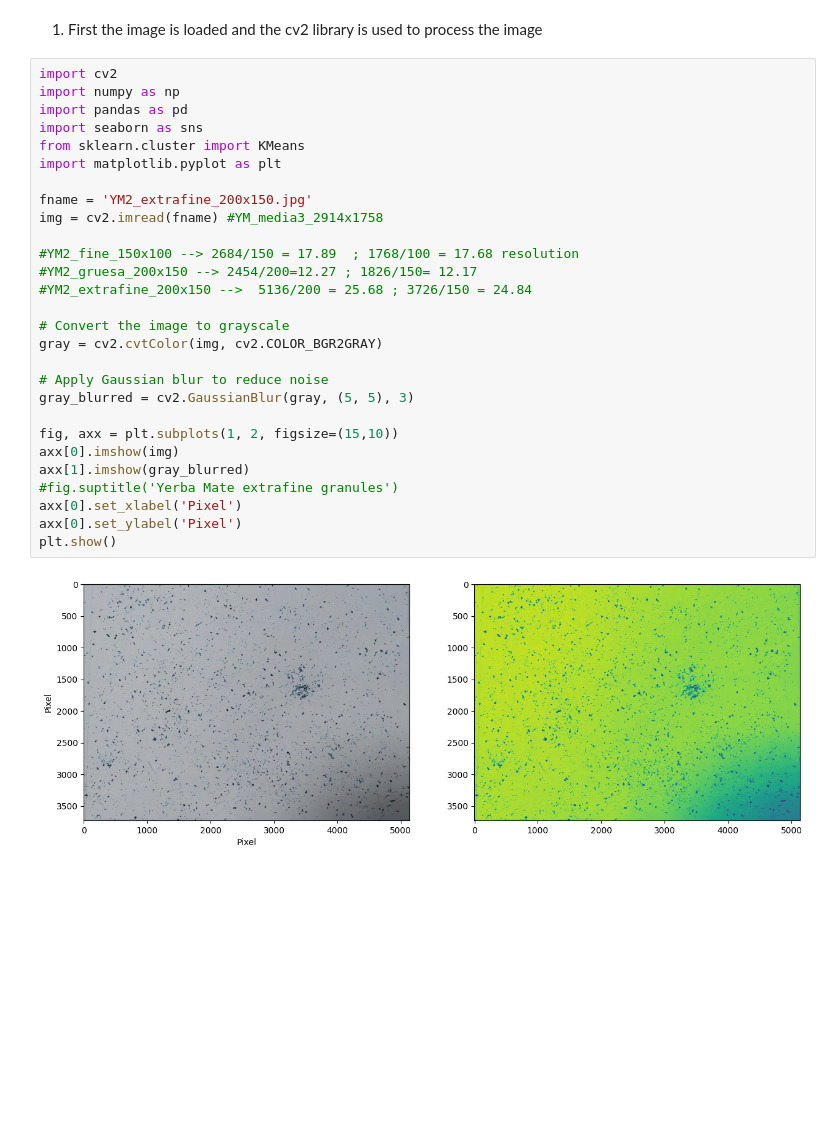
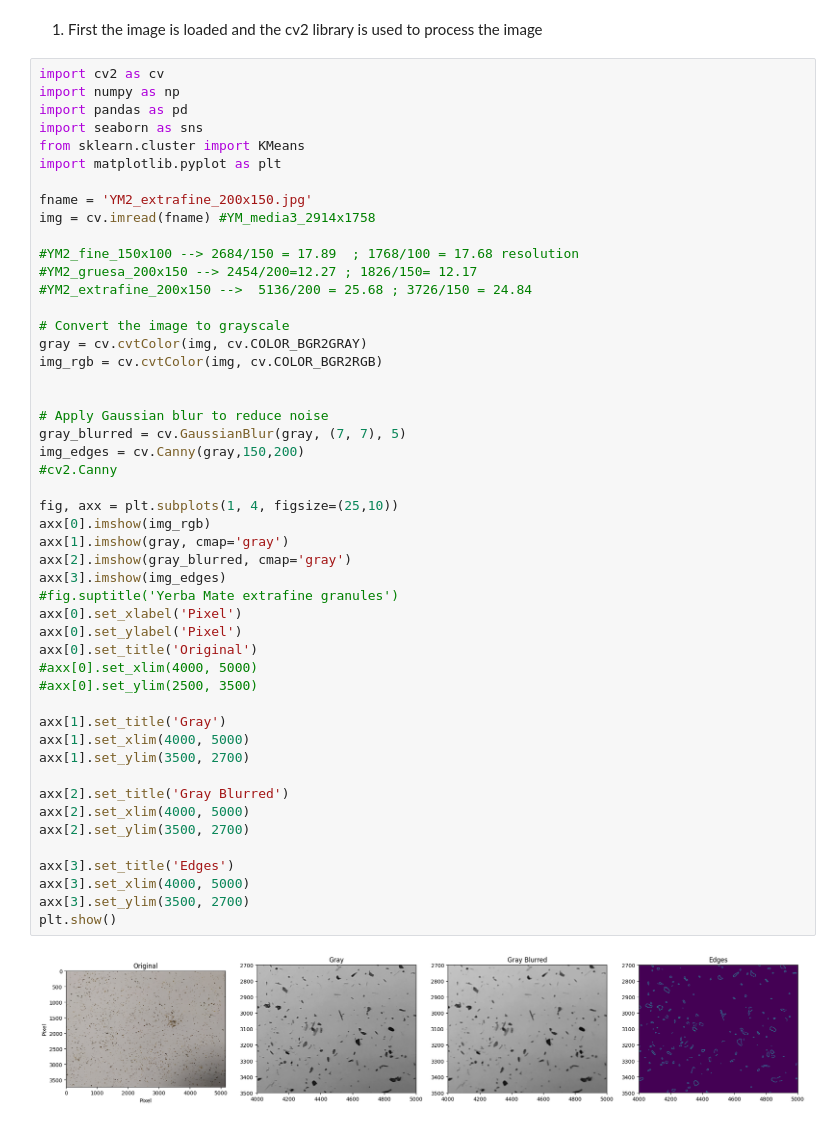
Before and after one commit to joaquinaicrag/UNIBS, a Jupyter notebook: Paper1-YMporousmat/count_grains/extrafine/count_grain.ipynb, the cells around one changed output. Saved outputs shown, nothing was run; the diff lists cells and outputs as text; blank space fills up the shorter version.

```diff
--- a/Paper1-YMporousmat/count_grains/extrafine/count_grain.ipynb
+++ b/Paper1-YMporousmat/count_grains/extrafine/count_grain.ipynb
@@ -5,35 +5,56 @@ It is based in a photo of the grains disposed in a white paper. The algorithm ca
 # %% [markdown]
 1. First the image is loaded and the cv2 library is used to process the image
 # %%
-import cv2
+import cv2 as cv
 import numpy as np
 import pandas as pd
 import seaborn as sns
 from sklearn.cluster import KMeans
 import matplotlib.pyplot as plt
 
 fname = 'YM2_extrafine_200x150.jpg'
-img = cv2.imread(fname) #YM_media3_2914x1758
+img = cv.imread(fname) #YM_media3_2914x1758
 
 #YM2_fine_150x100 --> 2684/150 = 17.89  ; 1768/100 = 17.68 resolution
 #YM2_gruesa_200x150 --> 2454/200=12.27 ; 1826/150= 12.17
 #YM2_extrafine_200x150 -->  5136/200 = 25.68 ; 3726/150 = 24.84
 
 # Convert the image to grayscale
-gray = cv2.cvtColor(img, cv2.COLOR_BGR2GRAY)
+gray = cv.cvtColor(img, cv.COLOR_BGR2GRAY)
+img_rgb = cv.cvtColor(img, cv.COLOR_BGR2RGB)
+
 
 # Apply Gaussian blur to reduce noise
-gray_blurred = cv2.GaussianBlur(gray, (5, 5), 3)
+gray_blurred = cv.GaussianBlur(gray, (7, 7), 5)
+img_edges = cv.Canny(gray,150,200)
+#cv2.Canny
 
-fig, axx = plt.subplots(1, 2, figsize=(15,10))
-axx[0].imshow(img)
-axx[1].imshow(gray_blurred)
+fig, axx = plt.subplots(1, 4, figsize=(25,10))
+axx[0].imshow(img_rgb)
+axx[1].imshow(gray, cmap='gray')
+axx[2].imshow(gray_blurred, cmap='gray')
+axx[3].imshow(img_edges)
 #fig.suptitle('Yerba Mate extrafine granules')
 axx[0].set_xlabel('Pixel')
 axx[0].set_ylabel('Pixel')
+axx[0].set_title('Original')
+#axx[0].set_xlim(4000, 5000)
+#axx[0].set_ylim(2500, 3500)
+
+axx[1].set_title('Gray')
+axx[1].set_xlim(4000, 5000)
+axx[1].set_ylim(3500, 2700)
+
+axx[2].set_title('Gray Blurred')
+axx[2].set_xlim(4000, 5000)
+axx[2].set_ylim(3500, 2700)
+
+axx[3].set_title('Edges')
+axx[3].set_xlim(4000, 5000)
+axx[3].set_ylim(3500, 2700)
 plt.show()
 # %% [output]
-[figure, old version]
+[figure, new version]
 # %%
 # Get the pixel resolution in pixels per millimeter (Enter valid values based on your image)
 #pixel_resolution_x = float(input("Enter horizontal pixel resolution (pixels/mm): ")) #2234/100=22.34
```
Also changed, not shown: parts of 4 cells of this notebook.
